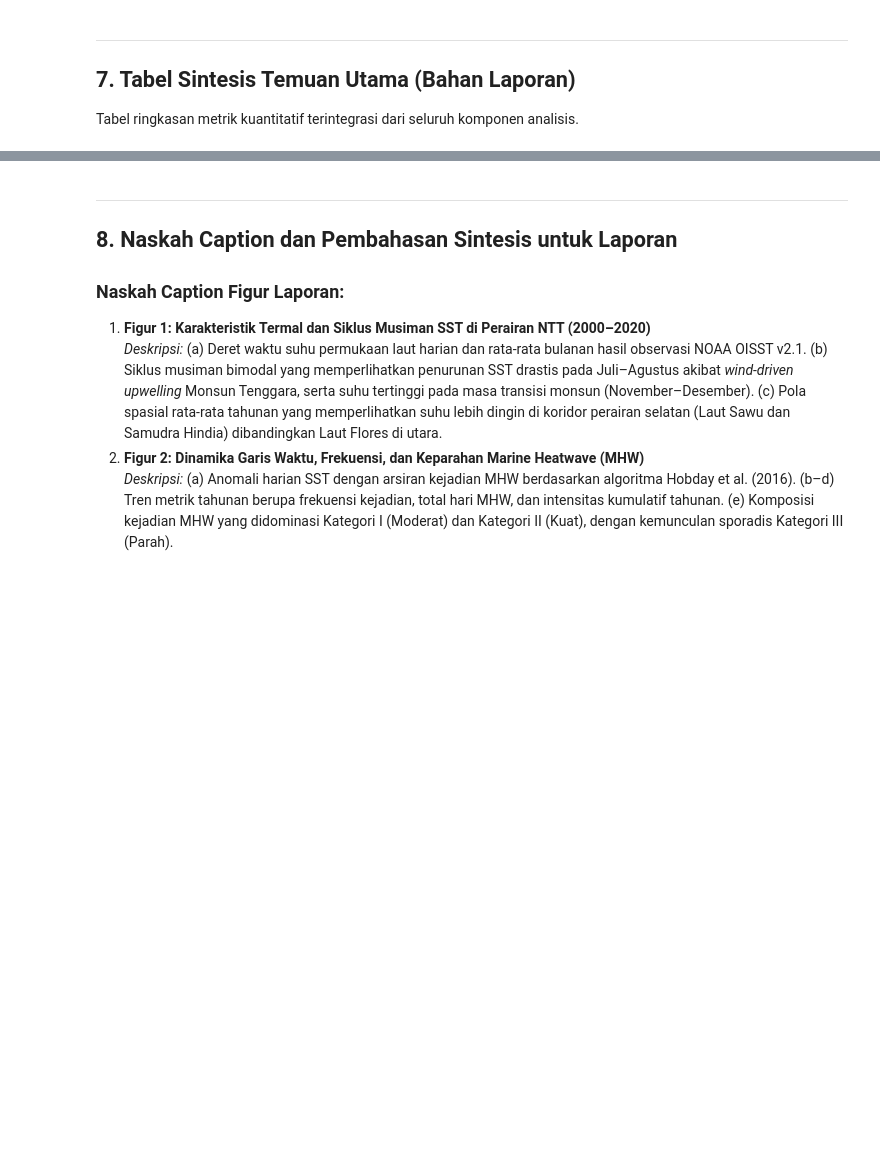
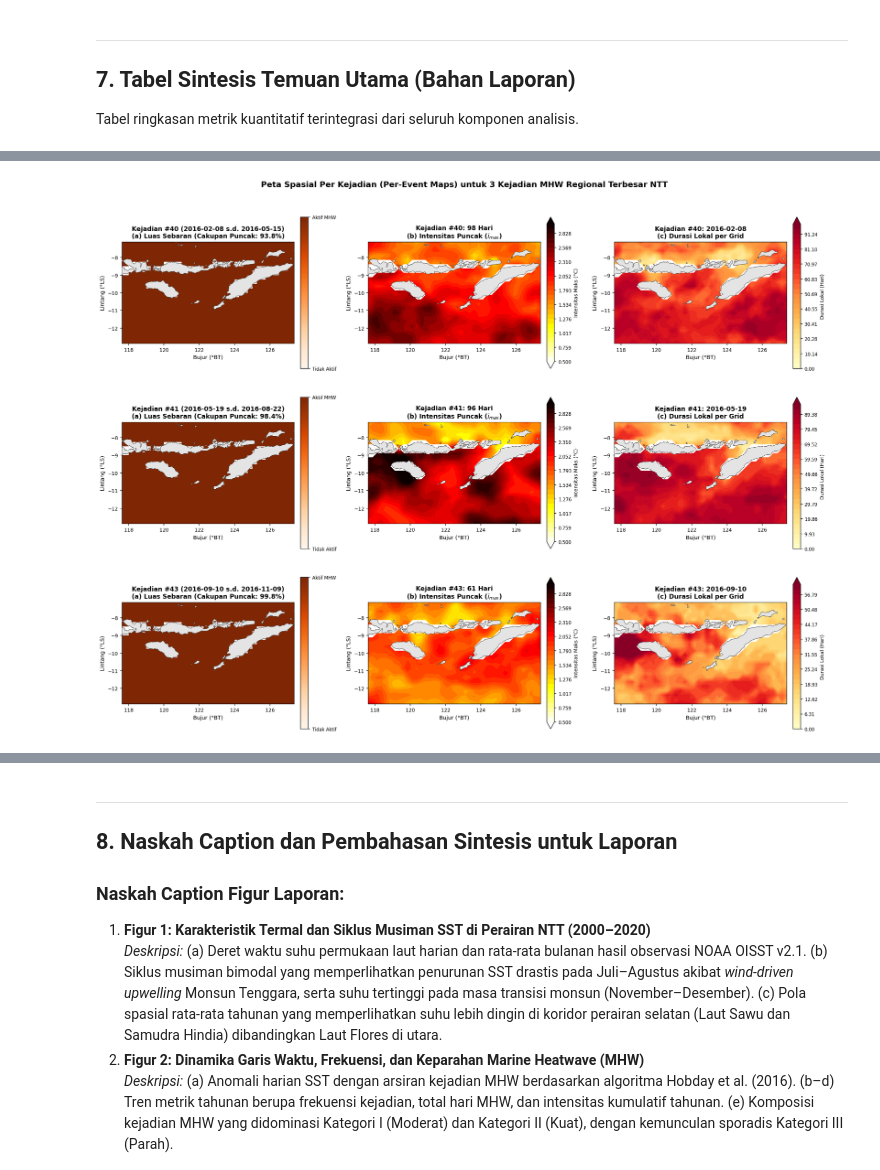
Before and after one commit to yusufal-qodri/PBL_KLIMTROP_KEL10_Analisis_MHW_Terhadap_Produksi_Ikan_diNTT, a Jupyter notebook: notebooks/05_Visualisasi_dan_Sintesis_Hasil.ipynb, the cells around one changed output, grey strips where cells are left out. Cells and saved outputs as stored; diff of their text form; code cells hidden in the pictures; blank space fills up the shorter version.

```diff
--- a/notebooks/05_Visualisasi_dan_Sintesis_Hasil.ipynb
+++ b/notebooks/05_Visualisasi_dan_Sintesis_Hasil.ipynb
@@ -352,0 +373,87 @@ Tabel ringkasan metrik kuantitatif terintegrasi dari seluruh komponen analisis.
+# %%
+# Pembuatan Peta Spasial Per Kejadian (Per-Event Maps) untuk 3 Kejadian Terbesar NTT
+from scripts.detect_mhw import run_spatial_mhw_detection
+from scripts.visualization_utils import load_ntt_coastline, add_land_mask, setup_spatial_axis
+
+print("Menyiapkan data spasial untuk 3 kejadian MHW regional terbesar...")
+gdf_land = load_ntt_coastline()
+
+# Jalankan deteksi spasial
+spatial_res = run_spatial_mhw_detection(ds_sst, regional_extent_threshold=0.15, verbose=False)
+is_mhw_3d = spatial_res['is_mhw_3d']
+intensity_3d = spatial_res['intensity_3d']
+df_reg = spatial_res['df_regional_events']
+ocean_mask = spatial_res['ocean_mask']
+time_dt = pd.DatetimeIndex(ds_sst.time.values)
+
+# Pilih 3 kejadian teratas berdasarkan durasi
+top3_events = df_reg.sort_values('duration_days', ascending=False).head(3).copy()
+
+fig, axes = plt.subplots(3, 3, figsize=(18, 14))
+lon_vals = ds_sst.lon.values
+lat_vals = ds_sst.lat.values
+
+for row_idx, (_, ev) in enumerate(top3_events.iterrows()):
+    s_idx = int(ev['start_idx'])
+    e_idx = int(ev['end_idx'])
+    ev_id = int(ev['regional_event_id'])
+    s_date = str(ev['start_date'])
+    e_date = str(ev['end_date'])
+    dur = int(ev['duration_days'])
+    pk_ext = float(ev['peak_extent_pct'])
+
+    # Sub-volume kejadian
+    sub_mhw = is_mhw_3d[s_idx:e_idx+1]
+    sub_int = intensity_3d[s_idx:e_idx+1]
+
+    # Peta A: Apakah sel pernah aktif MHW (Luas Sebaran)
+    ever_active = np.any(sub_mhw, axis=0).astype(float)
+    ever_active[~ocean_mask] = np.nan
+
+    # Peta B: Intensitas Maksimum per grid
+    max_int_ev = np.max(sub_int, axis=0)
+    max_int_ev[~ocean_mask] = np.nan
+
+    # Peta C: Durasi lokal per grid
+    dur_local_ev = np.sum(sub_mhw, axis=0).astype(float)
+    dur_local_ev[~ocean_mask] = np.nan
+
+    # Plot Kolom 1: Luas Sebaran (Biner)
+    im_a = axes[row_idx, 0].pcolormesh(lon_vals, lat_vals, ever_active,
+                                      cmap='Oranges', vmin=0, vmax=1, shading='auto', zorder=2)
+    add_land_mask(axes[row_idx, 0], gdf_land=gdf_land)
+    setup_spatial_axis(axes[row_idx, 0], (lon_vals.min(), lon_vals.max()), (lat_vals.min(), lat_vals.max()),
+                       title=f"Kejadian #{ev_id} ({s_date} s.d. {e_date})\n(a) Luas Sebaran (Cakupan Puncak: {pk_ext:.1f}%)")
+    cb_a = plt.colorbar(im_a, ax=axes[row_idx, 0], ticks=[0, 1], shrink=0.8, pad=0.03)
+    cb_a.ax.set_yticklabels(['Tidak Aktif', 'Aktif MHW'])
+    cb_a.ax.tick_params(labelsize=8)
+
+    # Plot Kolom 2: Intensitas Maksimum (Kontinu Halus)
+    levels_b = np.linspace(0.5, 3.0, 30)
+    im_b = axes[row_idx, 1].contourf(lon_vals, lat_vals, max_int_ev,
+                                    levels=levels_b, cmap='hot_r', extend='both', zorder=2)
+    add_land_mask(axes[row_idx, 1], gdf_land=gdf_land)
+    setup_spatial_axis(axes[row_idx, 1], (lon_vals.min(), lon_vals.max()), (lat_vals.min(), lat_vals.max()),
+                       title=f"Kejadian #{ev_id}: {dur} Hari\n(b) Intensitas Puncak ($i_{{max}}$)")
+    cb_b = plt.colorbar(im_b, ax=axes[row_idx, 1], shrink=0.8, pad=0.03)
+    cb_b.set_label('Intensitas Maks (°C)', fontsize=8.5)
+    cb_b.ax.tick_params(labelsize=8)
+
+    # Plot Kolom 3: Durasi Lokal (Kontinu Halus)
+    levels_c = np.linspace(0, dur, 30)
+    im_c = axes[row_idx, 2].contourf(lon_vals, lat_vals, dur_local_ev,
+                                    levels=levels_c, cmap='YlOrRd', extend='max', zorder=2)
+    add_land_mask(axes[row_idx, 2], gdf_land=gdf_land)
+    setup_spatial_axis(axes[row_idx, 2], (lon_vals.min(), lon_vals.max()), (lat_vals.min(), lat_vals.max()),
+                       title=f"Kejadian #{ev_id}: {s_date}\n(c) Durasi Lokal per Grid")
+    cb_c = plt.colorbar(im_c, ax=axes[row_idx, 2], shrink=0.8, pad=0.03)
+    cb_c.set_label('Durasi Lokal (Hari)', fontsize=8.5)
+    cb_c.ax.tick_params(labelsize=8)
+
+plt.suptitle('Peta Spasial Per Kejadian (Per-Event Maps) untuk 3 Kejadian MHW Regional Terbesar NTT', fontsize=14, fontweight='bold', y=0.995)
+plt.tight_layout()
+out_per_event_fig = cfg.FIGURES_DIR / "nb5_per_event_spatial_maps.png"
+fig.savefig(out_per_event_fig, dpi=cfg.FIGURE_DPI, bbox_inches='tight')
+print(f"✅ Peta spasial per-kejadian disimpan: {out_per_event_fig}")
+plt.show()
+# %% [output]
@@ -353 +462,2 @@ Tabel ringkasan metrik kuantitatif terintegrasi dari seluruh komponen analisis.
+[figure, added]
 # %%
```
Also changed, not shown: parts of 7 cells of this notebook, 40 other files.
